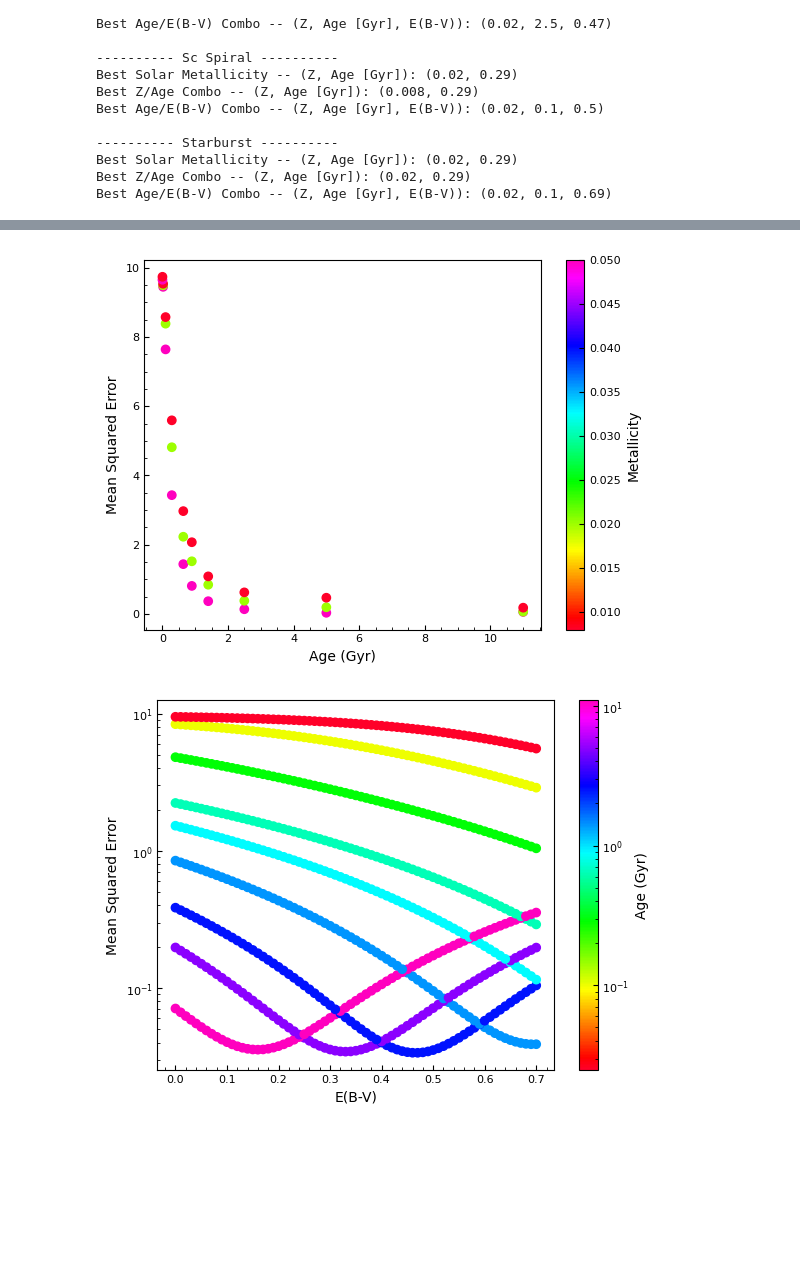
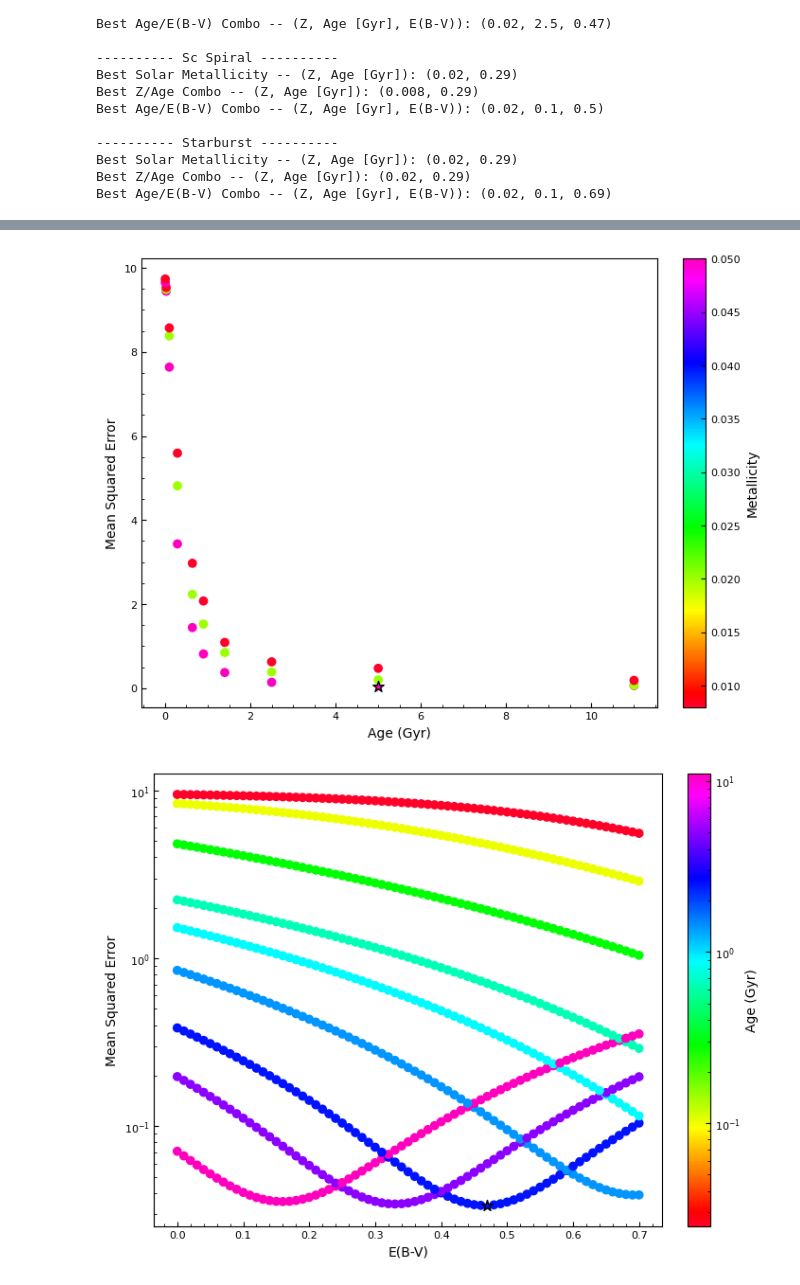
Before and after one commit to eastcale/BC03_KC96_fitting, a Jupyter notebook: P1_Workbook.ipynb, the cells around one changed output, grey strips where cells are left out. Saved outputs shown, nothing was run; the diff lists cells and outputs as text; code cells hidden in the pictures; blank space fills up the shorter version.

```diff
--- a/P1_Workbook.ipynb
+++ b/P1_Workbook.ipynb
@@ -552,11 +552,17 @@ Best Z/Age Combo -- (Z, Age [Gyr]): (0.02, 0.29)
 Best Age/E(B-V) Combo -- (Z, Age [Gyr], E(B-V)): (0.02, 0.1, 0.69)
 # %%
 for (idx, gal), t in zip(enumerate(gals), titles):
+
     ages = np.array([i[1] for i in gal['solZ_ssps'].keys()])
     mses = np.array([j['red_chisq'] for j in gal['solZ_ssps'].values()])
 
-    fig, ax = plt.subplots()
-    ax.scatter(ages, mses)
+    fig, ax = plt.subplots(figsize=(7, 5.2),
+                constrained_layout=True)
+    ax.scatter(ages[0], mses[0], color=colors[1])
+    ax.scatter(ages[1], mses[1], color=colors[2])
+    ax.scatter(ages[2], mses[2], color=colors[3])
+    ax.scatter(ages[3], mses[3], color=colors[4])
+    ax.scatter(ages[4:], mses[4:], zorder=0)
     ax.set_xlabel('Age (Gyr)')
     ax.set_ylabel('Mean Squared Error')
     ax.minorticks_on()
@@ -573,8 +579,11 @@ for (idx, gal), t in zip(enumerate(gals), titles):
     norm = mcolors.Normalize(vmin=zs.min(), vmax=zs.max())
     cmap = plt.cm.gist_rainbow
 
-    fig, ax = plt.subplots()
-    sc = ax.scatter(ages, mses, c=zs, cmap=cmap, norm=norm)
+    fig, ax = plt.subplots(figsize=(7, 5.2),
+                constrained_layout=True)
+    sc1 = ax.scatter(ages[0], mses[0], c=zs[0], cmap=cmap,
+        norm=norm, marker='*', zorder=1, edgecolors='black', s=75)
+    sc = ax.scatter(ages[1:], mses[1:], c=zs[1:], cmap=cmap, norm=norm, zorder=0)
     ax.set_xlabel('Age (Gyr)')
     ax.set_ylabel('Mean Squared Error')
     ax.minorticks_on()
@@ -589,8 +598,11 @@ for (idx, gal), t in zip(enumerate(gals), titles):
 
     log_norm = mcolors.LogNorm(vmin=ages.min(), vmax=ages.max())
 
-    fig, ax = plt.subplots()
-    sc = ax.scatter(ebs, mses, c=ages, cmap=cmap, norm=log_norm)
+    fig, ax = plt.subplots(figsize=(7, 5.2),
+                constrained_layout=True)
+    sc1 = ax.scatter(ebs[0], mses[0], c=ages[0], cmap=cmap,
+        norm=log_norm, marker='*', zorder=1, edgecolors='black', s=75)
+    sc = ax.scatter(ebs[1:], mses[1:], c=ages[1:], cmap=cmap, norm=log_norm, zorder=0)
     ax.set_xlabel('E(B-V)')
     ax.set_ylabel('Mean Squared Error')
     ax.set_yscale('log')
@@ -604,2 +616,2 @@ for (idx, gal), t in zip(enumerate(gals), titles):
-[figure, old version]
+[figure, new version]
-[figure, old version]
+[figure, new version]
```
Also changed, not shown: parts of 1 cell of this notebook, 10 other files.
